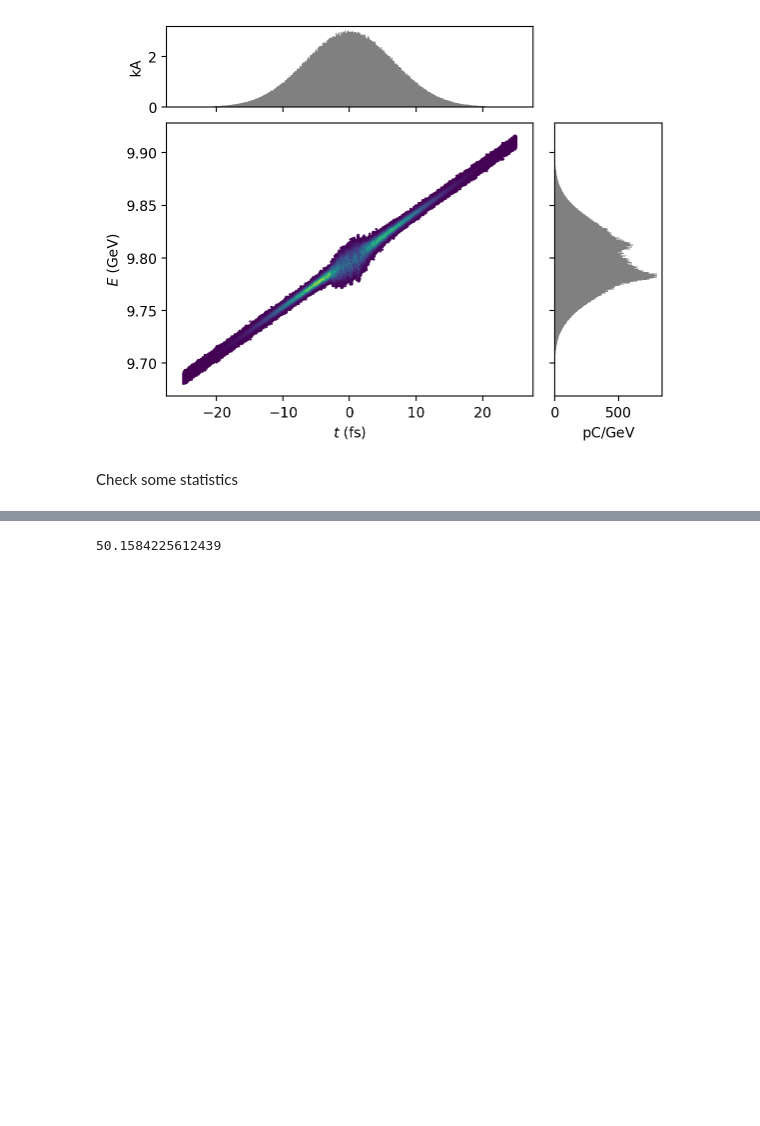
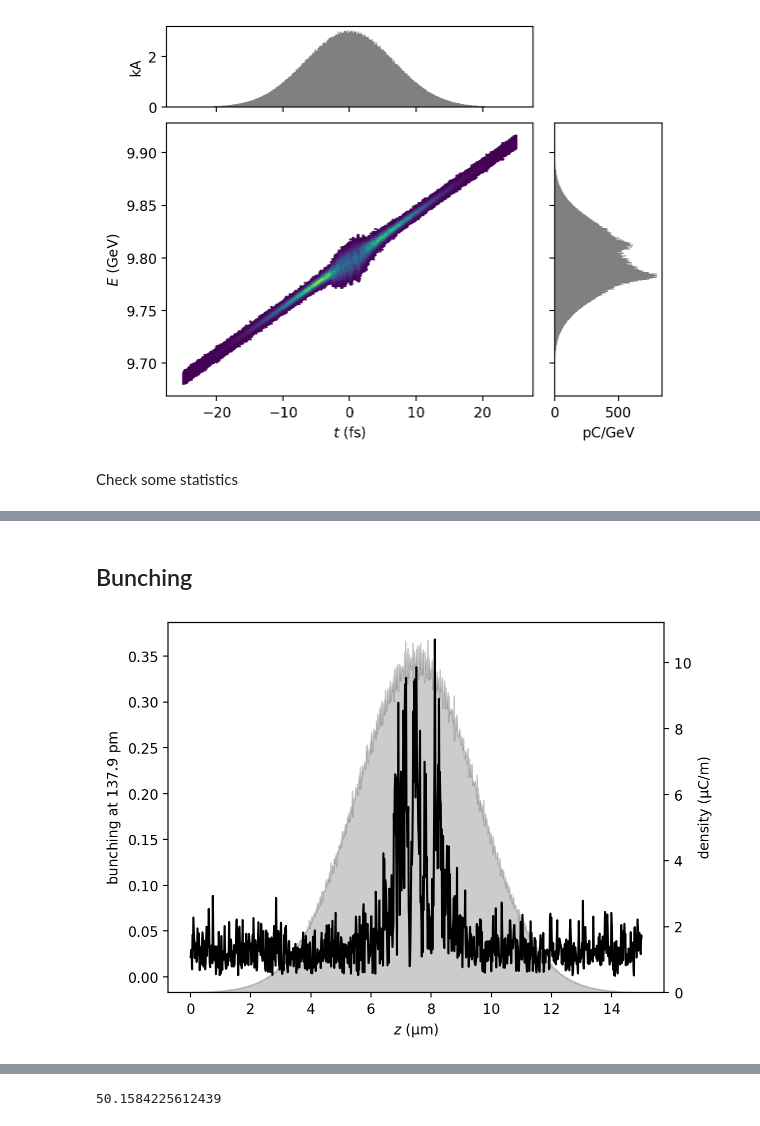
Before and after one commit to slaclab/lume-genesis, a Jupyter notebook: docs/examples/genesis4/genesis4_example.ipynb, the cells around one changed output, grey strips where cells are left out. Saved outputs shown, nothing was run; the diff lists cells and outputs as text; code cells hidden in the pictures; blank space fills up the shorter version.

Commit message:
Use the new ParticleGroup.bunching, and improve averaging of the output bunching array to use the phase.

```diff
--- a/docs/examples/genesis4/genesis4_example.ipynb
+++ b/docs/examples/genesis4/genesis4_example.ipynb
@@ -220,0 +213,10 @@ P['norm_emit_x'], P['norm_emit_y'], P['mean_gamma']
+# %% [markdown]
+## Bunching
+# %%
+wavelength = G.input['main'][0]['lambda0']
+bunching_key = f'bunching_{wavelength}'
+P.drift_to_t()
+
+P.slice_plot(bunching_key, n_slice=1000)
+# %% [output]
+[figure, added]
```
Also changed, not shown: parts of 20 cells of this notebook, 2 other files.
